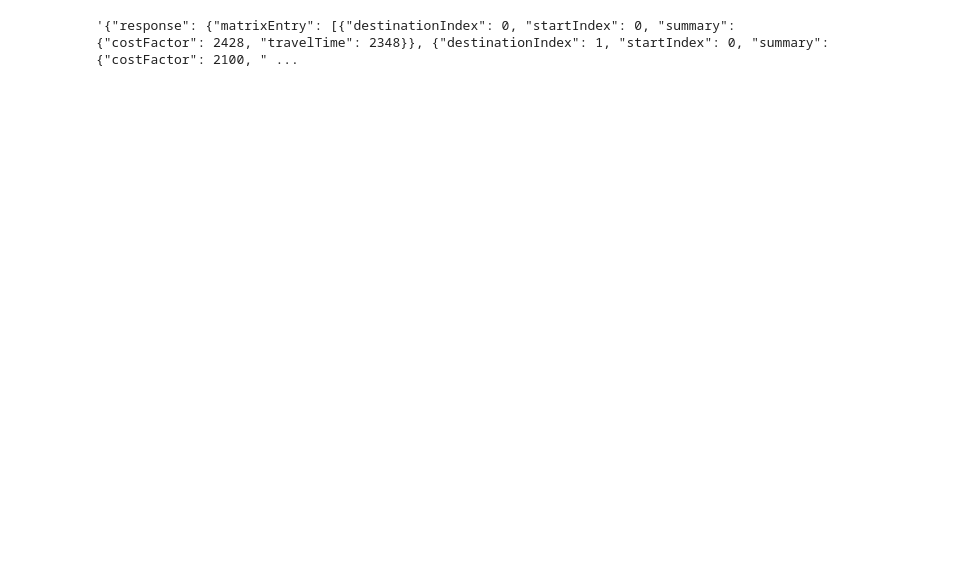
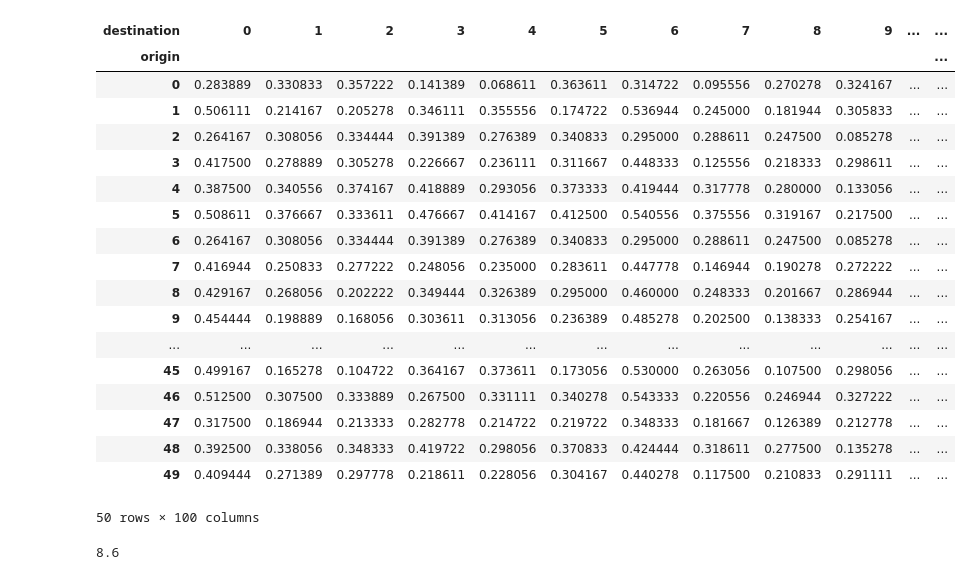
Before and after one commit to dkori/DABP_Project, a Jupyter notebook: Routing.ipynb, the cells around one changed output. Saved outputs shown, nothing was run; the diff lists cells and outputs as text; code cells hidden in the pictures; blank space fills up the shorter version.

Commit message:
built on routing notebook to include transit, wrapped api calls in try except to handle errors, ran apis for 100 origins and 100 destinations

```diff
--- a/Routing.ipynb
+++ b/Routing.ipynb
@@ -6,9 +10,11 @@ import config
 # %%
 residents = pd.read_csv("addresses_simulated_incomes.csv")
-
-car_mask = residents['simulated_commute_car']==1
-residents_car = residents[car_mask]
-residents_transit = residents[-car_mask]
+pittsburgh_mask = residents['MUNICIPALITY']=='PITTSBURGH'
+pittsburgh = residents[pittsburgh_mask]
+car_mask = pittsburgh['simulated_commute_car']==1
+residents_car = pittsburgh[car_mask].iloc[0:50]
+residents_transit = pittsburgh[-car_mask].iloc[0:50]
 #Need to add store and vacant lot locations into a single df. Idk where current store info is--can you add that and the
 #vacant lot data here?
-stores = residents
+lots = pd.read_csv("vacant_lots_centroid.csv")
+stores = pd.read_csv("supermarkets.csv")
@@ -15,14 +24,10 @@ stores = residents
 # %%
 #limited rows for testing. Change to residents_car.loc[:, [..]].values instead of the slices to use whole datasets
-start_car_coords = residents_car.loc[0:1,["LATITUDE", "LONGITUDE"]].values
-start_transit_coords = residents_transit.loc[0:1,["LATITUDE", "LONGITUDE"]].values
-end_coords = stores.loc[2:3,["LATITUDE", "LONGITUDE"]].values
+start_car_coords = residents_car.loc[:,["LATITUDE", "LONGITUDE"]].values
+start_transit_coords = residents_transit.loc[:,["LATITUDE", "LONGITUDE"]].values
+end_coords_lots = lots.loc[:,["Y", "X"]].values
+end_coords_stores = stores.loc[:,["Latitude","Longitude"]].values
+end_coords = np.concatenate((end_coords_lots,end_coords_stores),axis=0)[0:100]
 
 routingApi = herepy.RoutingApi(config.api_key)
+publicTransitApi = herepy.PublicTransitApi(config.api_key)
-# %%
-response_car = routingApi.matrix(
-    start_waypoints=start_car_coords,
-    destination_waypoints=end_coords,
-    departure='2020-07-04T17:00:00+02',
-    summary_attributes = ['traveltime'],
-    modes=[herepy.RouteMode.fastest, herepy.RouteMode.car])
@@ -45,5 +33,0 @@ InvalidInputDataError: Transport type 'publicTransport' is not supported.
-# %%
-response_car.as_json_string()
-#response_transit.as_json_string()
-# %% [output]
-'{"response": {"matrixEntry": [{"destinationIndex": 0, "startIndex": 0, "summary": {"costFactor": 2428, "travelTime": 2348}}, {"destinationIndex": 1, "startIndex": 0, "summary": {"costFactor": 2100, " ...
@@ -49,0 +67,39 @@ response_car.as_json_string()
+# %%
+
+car_results = pd.DataFrame({"origin":car_origin,
+              "destination":car_destination,
+              "trip_distance":car_trip_miles,
+              "trip_time":car_trip_time})
+car_results['travel_cost'] = (car_results['trip_distance']*.575) + car_results['trip_time']*7.5
+
+#store costs in i by k matrix
+car_time_mat = car_results.pivot(index='origin',columns='destination',values='trip_time')
+car_cost_mat = car_results.pivot(index='origin',columns='destination',values='travel_cost')
+
+car_time_mat
+# %% [output]
+| destination | 0 | 1 | 2 | 3 | 4 | 5 | 6 | 7 | 8 | 9 | ... | ... |
+| origin |  |  |  |  |  |  |  |  |  |  |  | ... |
+| 0 | 0.283889 | 0.330833 | 0.357222 | 0.141389 | 0.068611 | 0.363611 | 0.314722 | 0.095556 | 0.270278 | 0.324167 | ... | ... |
+| 1 | 0.506111 | 0.214167 | 0.205278 | 0.346111 | 0.355556 | 0.174722 | 0.536944 | 0.245000 | 0.181944 | 0.305833 | ... | ... |
+| 2 | 0.264167 | 0.308056 | 0.334444 | 0.391389 | 0.276389 | 0.340833 | 0.295000 | 0.288611 | 0.247500 | 0.085278 | ... | ... |
+| 3 | 0.417500 | 0.278889 | 0.305278 | 0.226667 | 0.236111 | 0.311667 | 0.448333 | 0.125556 | 0.218333 | 0.298611 | ... | ... |
+| 4 | 0.387500 | 0.340556 | 0.374167 | 0.418889 | 0.293056 | 0.373333 | 0.419444 | 0.317778 | 0.280000 | 0.133056 | ... | ... |
+| 5 | 0.508611 | 0.376667 | 0.333611 | 0.476667 | 0.414167 | 0.412500 | 0.540556 | 0.375556 | 0.319167 | 0.217500 | ... | ... |
+| 6 | 0.264167 | 0.308056 | 0.334444 | 0.391389 | 0.276389 | 0.340833 | 0.295000 | 0.288611 | 0.247500 | 0.085278 | ... | ... |
+| 7 | 0.416944 | 0.250833 | 0.277222 | 0.248056 | 0.235000 | 0.283611 | 0.447778 | 0.146944 | 0.190278 | 0.272222 | ... | ... |
+| 8 | 0.429167 | 0.268056 | 0.202222 | 0.349444 | 0.326389 | 0.295000 | 0.460000 | 0.248333 | 0.201667 | 0.286944 | ... | ... |
+| 9 | 0.454444 | 0.198889 | 0.168056 | 0.303611 | 0.313056 | 0.236389 | 0.485278 | 0.202500 | 0.138333 | 0.254167 | ... | ... |
+| ... | ... | ... | ... | ... | ... | ... | ... | ... | ... | ... | ... | ... |
+| 45 | 0.499167 | 0.165278 | 0.104722 | 0.364167 | 0.373611 | 0.173056 | 0.530000 | 0.263056 | 0.107500 | 0.298056 | ... | ... |
+| 46 | 0.512500 | 0.307500 | 0.333889 | 0.267500 | 0.331111 | 0.340278 | 0.543333 | 0.220556 | 0.246944 | 0.327222 | ... | ... |
+| 47 | 0.317500 | 0.186944 | 0.213333 | 0.282778 | 0.214722 | 0.219722 | 0.348333 | 0.181667 | 0.126389 | 0.212778 | ... | ... |
+| 48 | 0.392500 | 0.338056 | 0.348333 | 0.419722 | 0.298056 | 0.370833 | 0.424444 | 0.318611 | 0.277500 | 0.135278 | ... | ... |
+| 49 | 0.409444 | 0.271389 | 0.297778 | 0.218611 | 0.228056 | 0.304167 | 0.440278 | 0.117500 | 0.210833 | 0.291111 | ... | ... |
+50 rows × 100 columns
+# %%
+#it took 8 and a half minutes to run 50 starts by 100 destinations, doing the starts in batches of 15
+#should speed things up
+(car_api_end-car_api_start).seconds/60
+# %% [output]
+8.6
```
Also changed, not shown: parts of 20 cells of this notebook, 4 other files.
